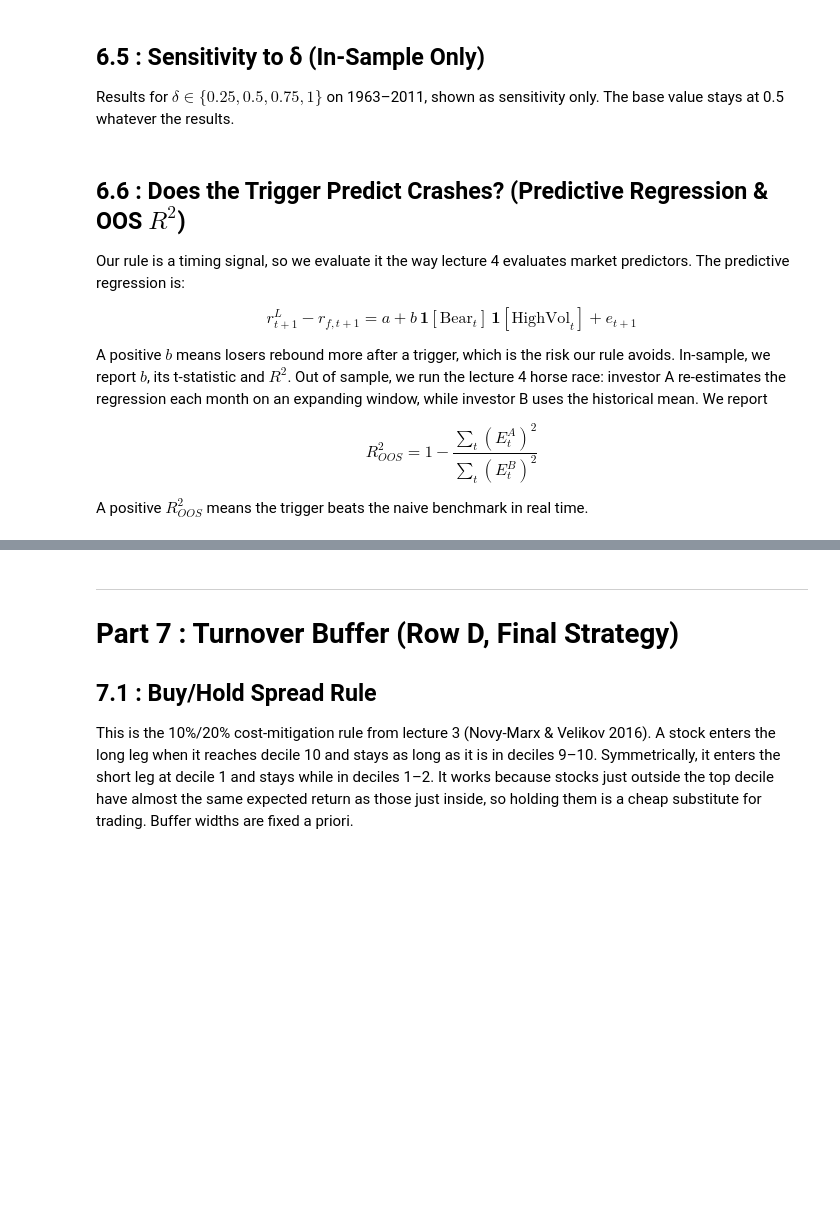
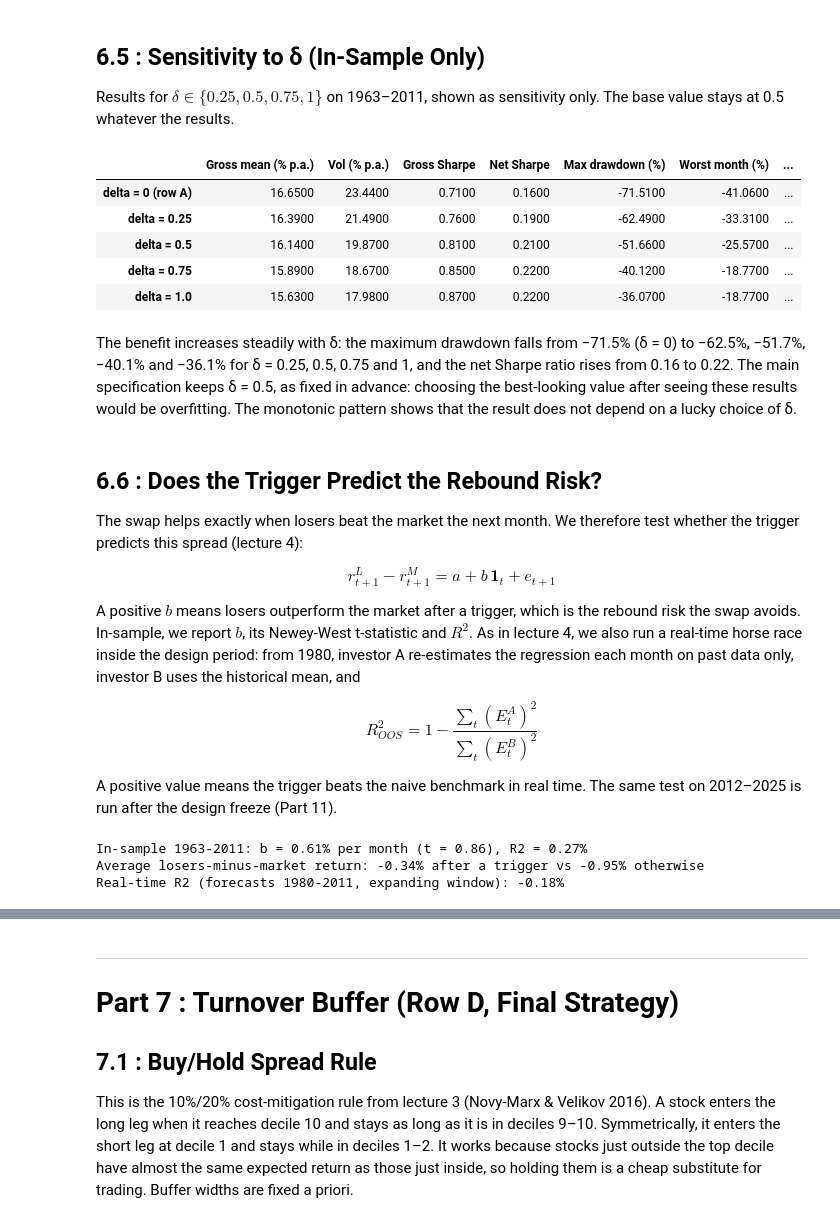
Before and after one commit to olol2/AppliedInvestments, a Jupyter notebook: Momentum_Robust_Notebook.ipynb, the cells around one changed output, grey strips where cells are left out. Cells and saved outputs as stored; diff of their text form; code cells hidden in the pictures; blank space fills up the shorter version.

```diff
--- a/Momentum_Robust_Notebook.ipynb
+++ b/Momentum_Robust_Notebook.ipynb
@@ -1756,15 +1933,64 @@ Number of months the rule is active, in-sample and out-of-sample, and the list o
 ## 6.5 : Sensitivity to δ (In-Sample Only)
 
 Results for $\delta \in \{0.25, 0.5, 0.75, 1\}$ on 1963–2011, shown as sensitivity only. The base value stays at 0.5 whatever the results.
+# %%
+# 6.5 Sensitivity to delta (in-sample only). delta = 0.5 stays the main choice whatever these results show;
+# the other values are reported for transparency, not to pick the best one.
+delta_rows = {"delta = 0 (row A)": row_A}
+for dlt in [0.25, 0.5, 0.75, 1.0]:
+    delta_rows[f"delta = {dlt}"] = row_C if dlt == DELTA else rule_strategy(dlt)
+compare(delta_rows).round(2)
+# %% [output]
+|  | Gross mean (% p.a.) | Vol (% p.a.) | Gross Sharpe | Net Sharpe | Max drawdown (%) | Worst month (%) | ... |
+| delta = 0 (row A) | 16.6500 | 23.4400 | 0.7100 | 0.1600 | -71.5100 | -41.0600 | ... |
+| delta = 0.25 | 16.3900 | 21.4900 | 0.7600 | 0.1900 | -62.4900 | -33.3100 | ... |
+| delta = 0.5 | 16.1400 | 19.8700 | 0.8100 | 0.2100 | -51.6600 | -25.5700 | ... |
+| delta = 0.75 | 15.8900 | 18.6700 | 0.8500 | 0.2200 | -40.1200 | -18.7700 | ... |
+| delta = 1.0 | 15.6300 | 17.9800 | 0.8700 | 0.2200 | -36.0700 | -18.7700 | ... |
+# %% [markdown]
+The benefit increases steadily with δ: the maximum drawdown falls from −71.5% (δ = 0) to −62.5%, −51.7%, −40.1% and −36.1% for δ = 0.25, 0.5, 0.75 and 1, and the net Sharpe ratio rises from 0.16 to 0.22. The main specification keeps δ = 0.5, as fixed in advance: choosing the best-looking value after seeing these results would be overfitting. The monotonic pattern shows that the result does not depend on a lucky choice of δ.
 # %% [markdown]
-## 6.6 : Does the Trigger Predict Crashes? (Predictive Regression & OOS $R^2$)
+## 6.6 : Does the Trigger Predict the Rebound Risk?
 
-Our rule is a timing signal, so we evaluate it the way lecture 4 evaluates market predictors. The predictive regression is:
+The swap helps exactly when losers beat the market the next month. We therefore test whether the trigger predicts this spread (lecture 4):
 
-$$r^{L}_{t+1} - r_{f,t+1} = a + b\,\mathbf{1}[\text{Bear}_t]\,\mathbf{1}[\text{HighVol}_t] + e_{t+1}$$
+$$r^{L}_{t+1} - r^{M}_{t+1} = a + b\,\mathbf{1}_t + e_{t+1}$$
 
-A positive $b$ means losers rebound more after a trigger, which is the risk our rule avoids. In-sample, we report $b$, its t-statistic and $R^2$. Out of sample, we run the lecture 4 horse race: investor A re-estimates the regression each month on an expanding window, while investor B uses the historical mean. We report
+A positive $b$ means losers outperform the market after a trigger, which is the rebound risk the swap avoids. In-sample, we report $b$, its Newey-West t-statistic and $R^2$. As in lecture 4, we also run a real-time horse race inside the design period: from 1980, investor A re-estimates the regression each month on past data only, investor B uses the historical mean, and
 
 $$R^2_{OOS} = 1 - \frac{\sum_t (E^{A}_t)^2}{\sum_t (E^{B}_t)^2}$$
 
-A positive $R^2_{OOS}$ means the trigger beats the naive benchmark in real time.
+A positive value means the trigger beats the naive benchmark in real time. The same test on 2012–2025 is run after the design freeze (Part 11).
+# %%
+# 6.6 Does the trigger predict the risk the swap avoids? The swap replaces losers by the market in the short leg,
+# so it helps exactly when losers beat the market the next month. Predictive regression (lecture 4):
+#   (r_losers - r_market)_{t+1} = a + b * Trigger_t + e
+# b > 0: after a trigger, losers outperform the market (the rebound risk). Newey-West t-statistic (6 lags).
+spread = (dec_vw["d1"] - mkt_leg.reindex(dec_vw.index)).rename("losers_minus_market")
+x = trigger.copy()
+x.index = x.index + pd.offsets.MonthEnd(1)                    # trigger at t, outcome in t+1
+reg = pd.concat([spread, x.rename("trigger")], axis=1, sort=True).dropna().loc[SAMPLE_START:IS_END]
+
+fit = sm.OLS(reg["losers_minus_market"], sm.add_constant(reg["trigger"])).fit(cov_type="HAC", cov_kwds={"maxlags": NW_LAGS})
+print(f"In-sample 1963-2011: b = {100 * fit.params['trigger']:.2f}% per month (t = {fit.tvalues['trigger']:.2f}), "
+      f"R2 = {100 * fit.rsquared:.2f}%")
+print(f"Average losers-minus-market return: {100 * reg.loc[reg['trigger'] == 1, 'losers_minus_market'].mean():.2f}% "
+      f"after a trigger vs {100 * reg.loc[reg['trigger'] == 0, 'losers_minus_market'].mean():.2f}% otherwise")
+
+# Real-time test inside the design period (lecture 4): from 1980, investor A re-estimates the regression each
+# month on all data up to then; investor B uses the historical mean. OOS R2 > 0 = the trigger helps in real time.
+# The same test on 2012-2025 is run after the design freeze (Part 11).
+errors_A, errors_B = [], []
+for date in reg.loc["1980-01-31":IS_END].index:
+    past = reg.loc[:date - pd.offsets.MonthEnd(1)]
+    f = sm.OLS(past["losers_minus_market"], sm.add_constant(past["trigger"])).fit()
+    forecast_A = f.params["const"] + f.params["trigger"] * reg.loc[date, "trigger"]
+    forecast_B = past["losers_minus_market"].mean()
+    errors_A.append(reg.loc[date, "losers_minus_market"] - forecast_A)
+    errors_B.append(reg.loc[date, "losers_minus_market"] - forecast_B)
+oos_r2 = 1 - np.sum(np.square(errors_A)) / np.sum(np.square(errors_B))
+print(f"Real-time R2 (forecasts 1980-2011, expanding window): {100 * oos_r2:.2f}%")
+# %% [output]
+In-sample 1963-2011: b = 0.61% per month (t = 0.86), R2 = 0.27%
+Average losers-minus-market return: -0.34% after a trigger vs -0.95% otherwise
+Real-time R2 (forecasts 1980-2011, expanding window): -0.18%
```
Also changed, not shown: parts of 15 cells of this notebook, 1 other file.
